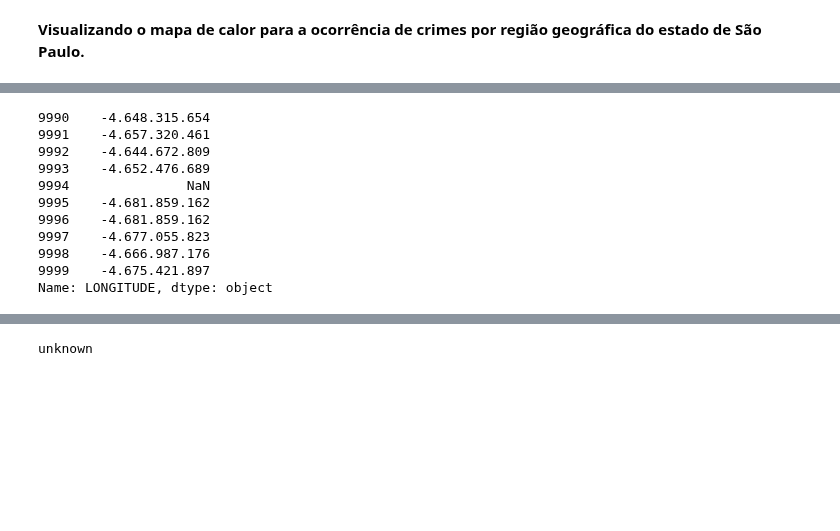
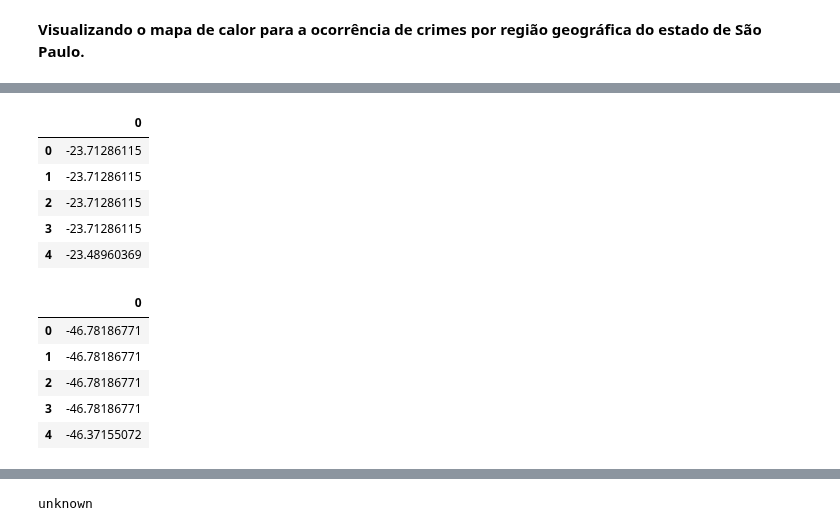
Before and after one commit to debora28/pi-2020.2, a Jupyter notebook: DataScience2.ipynb, the cells around one changed output, grey strips where cells are left out. Saved outputs shown, nothing was run; the diff lists cells and outputs as text; code cells hidden in the pictures; blank space fills up the shorter version.

```diff
--- a/DataScience2.ipynb
+++ b/DataScience2.ipynb
@@ -570,2 +574,3 @@ plt.show()
 # %%
-# data['LATITUDE'] = data['LATITUDE'].str.replace('.', '')
+antiga_lat = data['LATITUDE']
+antiga_lon = data['LONGITUDE']
@@ -579,6 +607,15 @@ new = data['LATITUDE']
 # %%
-def replace_location(string):
-    string = string.replace('.','')
+def new_array(column_csv):
+
+  def replace_location(string):
+    string = (string.replace('.',''))
     string = '{0}{1}{2}'.format(string[0:3], '.', string[3:])
-    return (float(string))
-print(replace_location('-23.54656478'))
+    return string
+
+  newArray = []
+  for x in column_csv:
+    newArray.append(replace_location(x))
+
+  coord = pd.DataFrame(newArray)
+  coord.to_csv("coordenadas.csv")
+  return (coord)
@@ -599,14 +621,0 @@ new
-# %%
-data['LONGITUDE'].tail(10)
-# %% [output]
-9990    -4.648.315.654
-9991    -4.657.320.461
-9992    -4.644.672.809
-9993    -4.652.476.689
-9994               NaN
-9995    -4.681.859.162
-9996    -4.681.859.162
-9997    -4.677.055.823
-9998    -4.666.987.176
-9999    -4.675.421.897
-Name: LONGITUDE, dtype: object
@@ -618,0 +625,18 @@ data['LONGITUDE'] = data['LONGITUDE'].str.replace('.', '')
+# %%
+nova_lat.head(5)
+# %% [output]
+|  | 0 |
+| 0 | -23.71286115 |
+| 1 | -23.71286115 |
+| 2 | -23.71286115 |
+| 3 | -23.71286115 |
+| 4 | -23.48960369 |
+# %%
+nova_lon.head(5)
+# %% [output]
+|  | 0 |
+| 0 | -46.78186771 |
+| 1 | -46.78186771 |
+| 2 | -46.78186771 |
+| 3 | -46.78186771 |
+| 4 | -46.37155072 |
```
Also changed, not shown: parts of 36 cells of this notebook.
